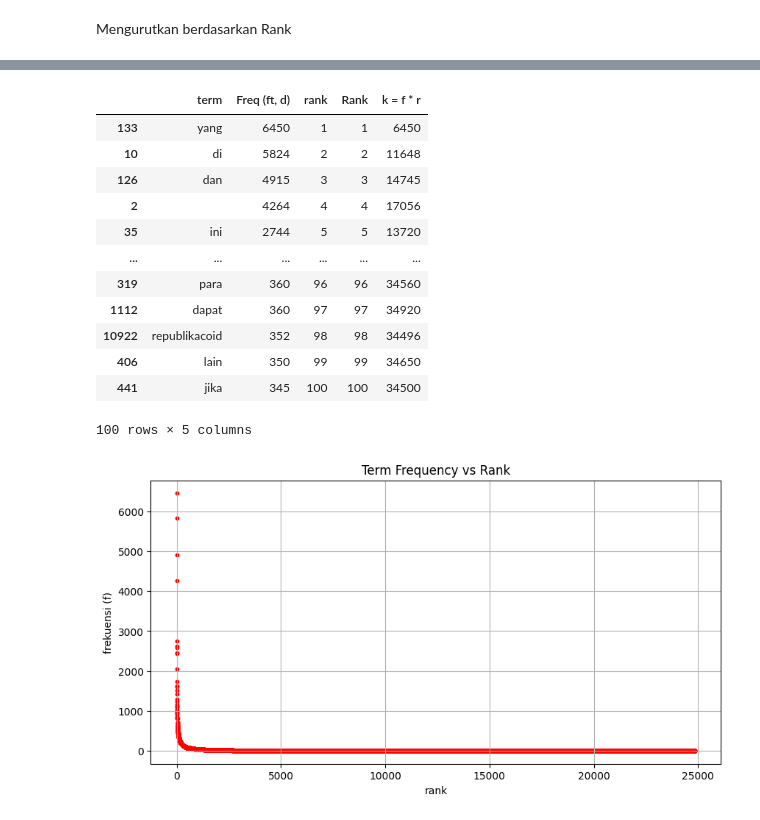
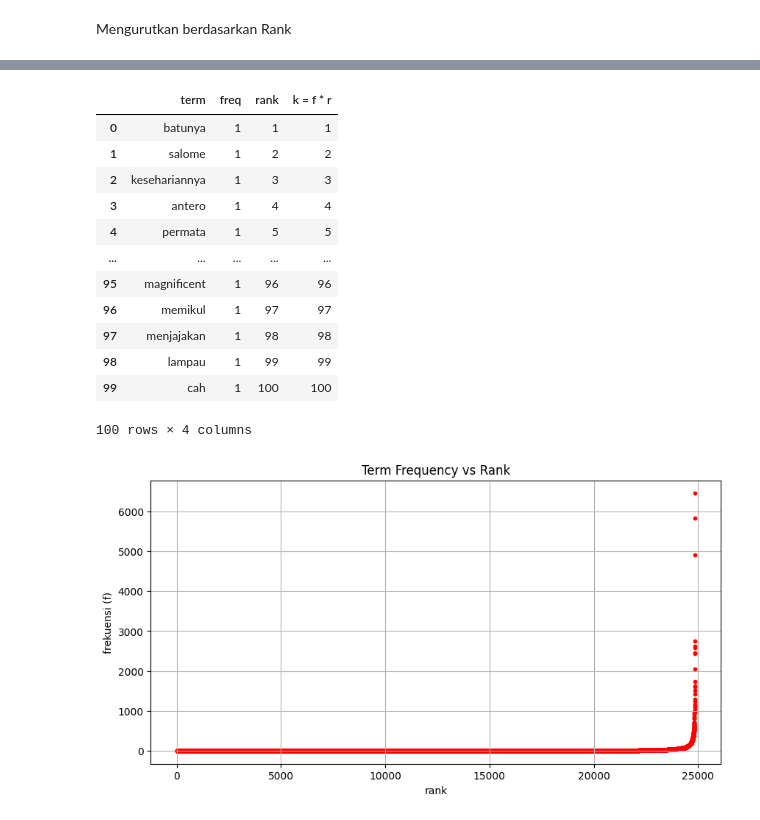
Before and after one commit to ZanIhsan2/Information_Retrival_Data, a Jupyter notebook: tugas/Praktikum01/notebooks/praktikum01.ipynb, the cells around one changed output, grey strips where cells are left out. Drawn from its saved outputs; the diff is of its cells as text; code cells hidden in the pictures.

Commit message:
add - urutan terendah

```diff
--- a/tugas/Praktikum01/notebooks/praktikum01.ipynb
+++ b/tugas/Praktikum01/notebooks/praktikum01.ipynb
@@ -119,13 +119,23 @@ Visualisasi
 from collections import Counter
 
 all_token = []
+
 for tokens in df['tokens']:
-    for token in tokens:
-        all_token.append(token)
+    if isinstance(tokens, list):
+        for token in tokens:
+            token = str(token).strip()
+            if token:
+                all_token.append(token)
 
+# Hitung Frekuensi
 term_freq = Counter(all_token)
+
+# Buat dataframe
 term_freq_df = pd.DataFrame(term_freq.items(), columns=['term', 'freq'])
-term_freq_df_sorted = term_freq_df.sort_values(by='freq', ascending=False)
+
+# Sorting/Urutkan dari tertinggi
+term_freq_df_sorted = term_freq_df.sort_values(by='freq', ascending=False, ignore_index=True)
+
 term_freq_df_sorted.head(10)
 # %% [output]
 |  | term | freq |
@@ -147,0 +168,9 @@ term_freq_df_sorted.head()
+# %%
+# Urutkan dari frekuensi kecil ke besar
+term_freq_df_sorted = term_freq_df.sort_values(by='freq', ascending=True, ignore_index=True)
+
+# Hitung rank ulang berdasarkan urutan baru
+term_freq_df_sorted['rank'] = range(1, len(term_freq_df_sorted) + 1)
+
+# Lihat 10 data teratas
+term_freq_df_sorted.head(10)
@@ -176,33 +219,33 @@ tf_sorted_rank.head(20)
 # %%
 # Zip Flaw
-term_freq_df_sorted['k = f * r'] = term_freq_df_sorted['Freq (ft, d)'] * term_freq_df_sorted['Rank']
+term_freq_df_sorted['k = f * r'] = term_freq_df_sorted['freq'] * term_freq_df_sorted['rank']
 term_freq_df_sorted.head(100)
 # %% [output]
-|  | term | Freq (ft, d) | rank | Rank | k = f * r |
-| 133 | yang | 6450 | 1 | 1 | 6450 |
-| 10 | di | 5824 | 2 | 2 | 11648 |
-| 126 | dan | 4915 | 3 | 3 | 14745 |
-| 2 |  | 4264 | 4 | 4 | 17056 |
-| 35 | ini | 2744 | 5 | 5 | 13720 |
-| ... | ... | ... | ... | ... | ... |
-| 319 | para | 360 | 96 | 96 | 34560 |
-| 1112 | dapat | 360 | 97 | 97 | 34920 |
-| 10922 | republikacoid | 352 | 98 | 98 | 34496 |
-| 406 | lain | 350 | 99 | 99 | 34650 |
-| 441 | jika | 345 | 100 | 100 | 34500 |
+|  | term | freq | rank | k = f * r |
+| 0 | batunya | 1 | 1 | 1 |
+| 1 | salome | 1 | 2 | 2 |
+| 2 | kesehariannya | 1 | 3 | 3 |
+| 3 | antero | 1 | 4 | 4 |
+| 4 | permata | 1 | 5 | 5 |
+| ... | ... | ... | ... | ... |
+| 95 | magnificent | 1 | 96 | 96 |
+| 96 | memikul | 1 | 97 | 97 |
+| 97 | menjajakan | 1 | 98 | 98 |
+| 98 | lampau | 1 | 99 | 99 |
+| 99 | cah | 1 | 100 | 100 |
-100 rows × 5 columns
+100 rows × 4 columns
 # %%
 import matplotlib.pyplot as plt
 
-rank = term_freq_df_sorted['Rank']
-freq = term_freq_df_sorted['Freq (ft, d)']
+rank = term_freq_df_sorted['rank']
+freq = term_freq_df_sorted['freq']
 plt.figure(figsize=(10, 5))
 plt.scatter(rank, freq, color='red', s=10)
 plt.title("Term Frequency vs Rank")
 plt.xlabel("rank")
 plt.ylabel("frekuensi (f)")
 
 plt.grid(True)
 plt.show()
 # %% [output]
-[figure, old version]
+[figure, new version]
```
Also changed, not shown: parts of 4 cells of this notebook.
